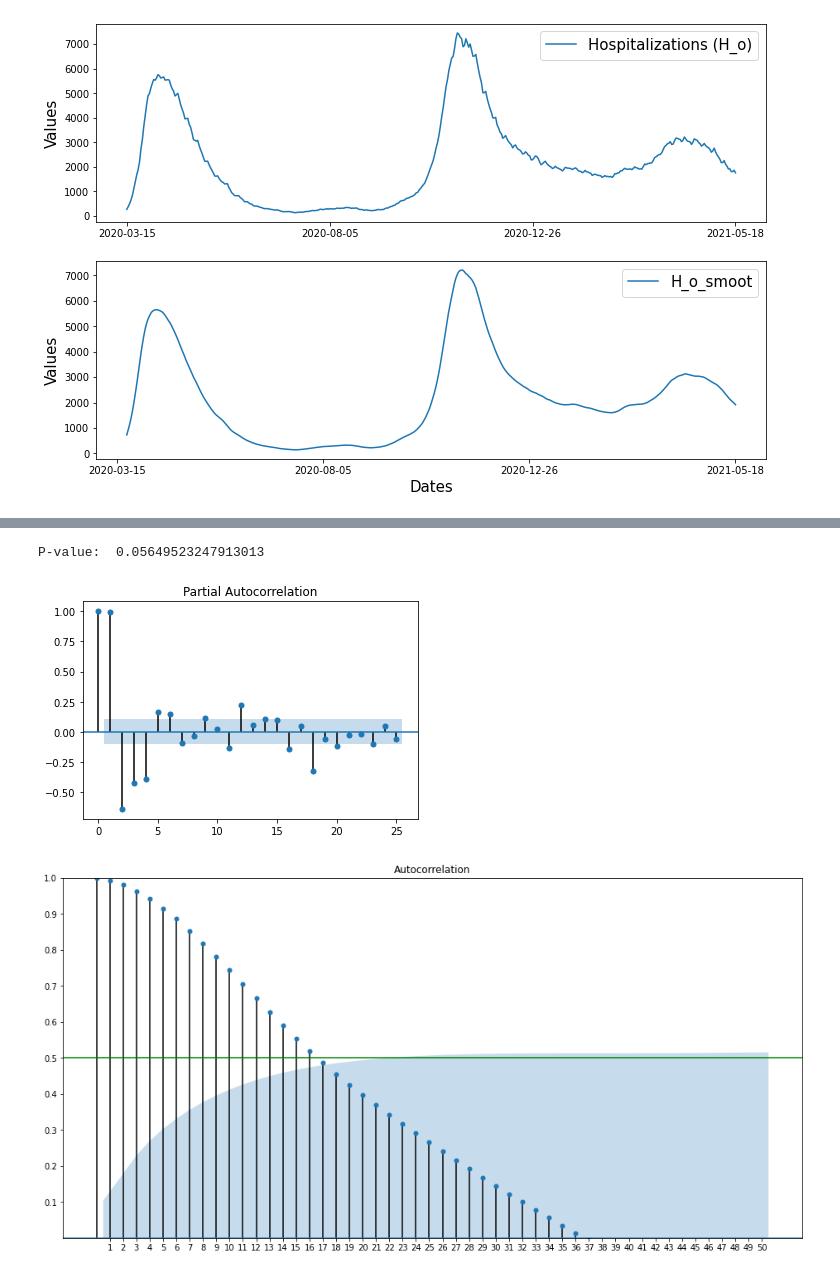
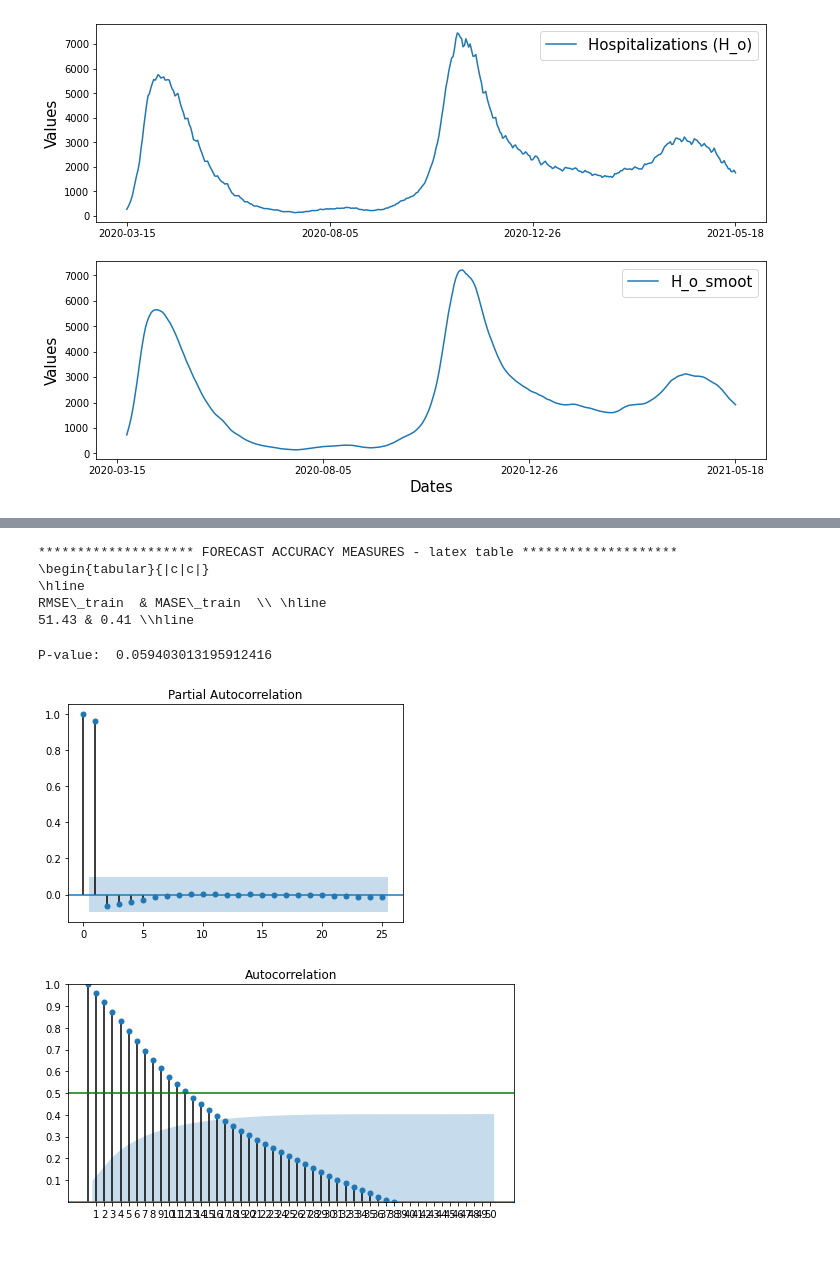
Before and after one commit to OD1992/Python-programs, a Jupyter notebook: Hospi_change_point.ipynb, the cells around one changed output, grey strips where cells are left out. Cells and saved outputs as stored; diff of their text form; code cells hidden in the pictures.

```diff
--- a/Hospi_change_point.ipynb
+++ b/Hospi_change_point.ipynb
@@ -223,7 +174,10 @@ Optimization terminated successfully.
 # %%
-
+from scipy import optimize
+H_smooth_MA = H_smooth_MA[7:]
 H = H_smooth_MA*np.nan
 d=5
+beta_effective_opt_exp = H_smooth_MA*np.nan
+H_init_opt_exp = H_smooth_MA*np.nan
 for t in np.arange(d, len(H_smooth_MA)-d):
     train_t_start=t-d
     train_t_end = t+d
@@ -231,22 +185,13 @@ for t in np.arange(d, len(H_smooth_MA)-d):
     data_train = H_smooth_MA
     H_init = data_train[train_t_start]
     beta_effective_guess = np.log(data_train[train_t_end]/data_train[train_t_start])/(train_t_end)
+
     fun_exp = lambda x:phi_exp(x,tspan_train,data_train)
     x_guess_exp = [H_init, beta_effective_guess]
     x_opt_exp = optimize.fmin(fun_exp,x_guess_exp)  # call the optimization solver
-    H_init_opt_exp = x_opt_exp[0]
-    beta_effective_opt_exp = x_opt_exp[1]
-    H[t] = H_init_opt_exp*np.exp(beta_effective_opt_exp*t)
-
-print(pd.DataFrame({"real":H_smooth_MA[5:20], "fit":H[5:20]}))
-
-plt.figure(figsize=(14,8))
-plt.plot(Dates[d:len(H_smooth_MA)-d], H_smooth_MA[d:len(H_smooth_MA)-d],'--',  color='black')
-plt.plot(Dates[d:len(H_smooth_MA)-d], H[d:len(H_smooth_MA)-d],'-', color='blue')
-plt.xticks(dates_ticks)
-plt.xlabel("Dates")
-plt.ylabel("Values")
-plt.legend(['H_smooth_real', 'H_smooth_fit'])
-plt.show()
+    H_init_opt_exp[t] = x_opt_exp[0]
+    beta_effective_opt_exp[t] = x_opt_exp[1]
+    H[t] = H_init_opt_exp[t]*np.exp(beta_effective_opt_exp[t]*t)
+#print(H_init_opt_exp)
 # %% [output]
 Optimization terminated successfully.
@@ -270,31 +233,47 @@ Optimization terminated successfully.
+# %%
+RMSE_train = np.linalg.norm(H[d:len(H_smooth_MA)-d] - H_smooth_MA[d:len(H_smooth_MA)-d]) / np.sqrt(len(H_smooth_MA)-d-d)
+MAE_train = np.mean(np.abs(H[d:len(H_smooth_MA)-d] - H_smooth_MA[d:len(H_smooth_MA)-d]))
+MASE_train = MAE_train / np.mean(np.abs(H_smooth_MA[(d+1):len(H_smooth_MA)-d] - H_smooth_MA[d:(len(H_smooth_MA)-d-1)]))
+stats_all = np.full(2, np.nan)
+stats_all = [RMSE_train, MASE_train]
+print("******************** FORECAST ACCURACY MEASURES - latex table ********************")
+print('\\begin{tabular}{|c|c|}')
+print('\\hline')
+print('RMSE\_train  & MASE\_train  \\\\ \\hline')
+print(stats_all[0].round(2), "&", stats_all[1].round(2), "\\\hline")
+# %% [output]
+******************** FORECAST ACCURACY MEASURES - latex table ********************
+\begin{tabular}{|c|c|}
+\hline
+RMSE\_train  & MASE\_train  \\ \hline
+51.43 & 0.41 \\hline
 # %%
 # Load AutoReg class from statsmodels.tsa.ar_model module
 from statsmodels.tsa.ar_model import AutoReg
 data = beta_effective_opt_exp[d:len(H_smooth_MA)-d]
-
 # Check for stationarity of the time-series data
 # We will look for p-value. In case, p-value is less than 0.05, the time series
 # data can said to have stationarity
 from statsmodels.tsa.stattools import adfuller
 # Run the test
 df_stationarityTest = adfuller(data, autolag='AIC')
 # Check the value of p-value
 print("P-value: ", df_stationarityTest[1])
 # Next step is to find the order of AR model to be trained
 # for this, we will plot partial autocorrelation plot to assess
 # the direct effect of past data on future data
 from statsmodels.graphics.tsaplots import plot_pacf, plot_acf
 pacf = plot_pacf(data, lags=25)
 
 #As mentioned above, values above 0.5 or below -0.5 are considered to have a high correlation, so when looking at the plot we can use these values as thresholds to decide to either include or disregard a specific lag.
-fig, ax = plt.subplots(figsize=(16,8))
+fig, ax = plt.subplots(figsize=(8,4))
 plot_acf(data, lags=50, ax=ax)
 plt.ylim([0,1])
 plt.yticks(np.arange(0.1, 1.1, 0.1))
 plt.xticks(np.arange(1, 51, 1))
 plt.axhline(y=0.5, color="green")
 plt.show()
 # %% [output]
-P-value:  0.05649523247913013
+P-value:  0.059403013195912416
-[figure, old version]
+[figure, new version]
-[figure, old version]
+[figure, new version]
```
Also changed, not shown: parts of 6 cells of this notebook.
